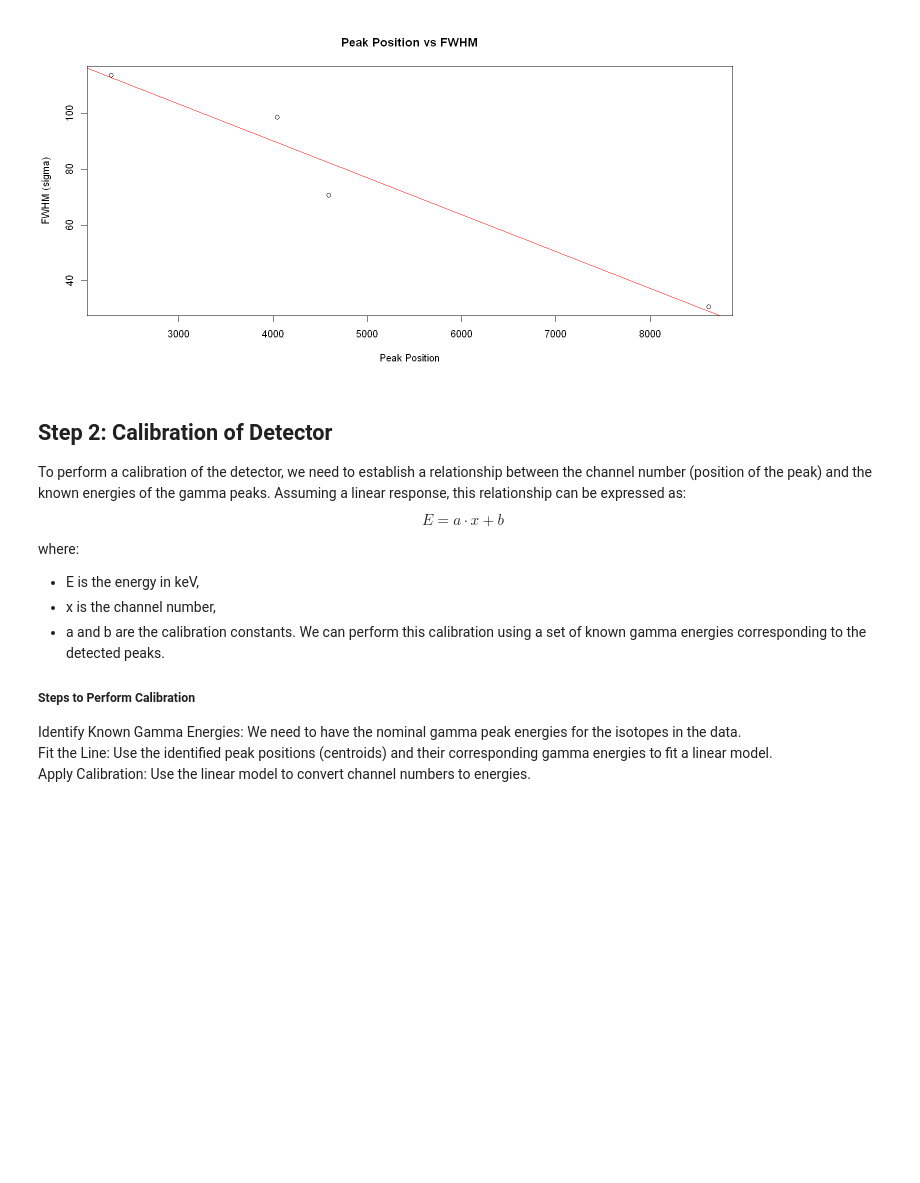
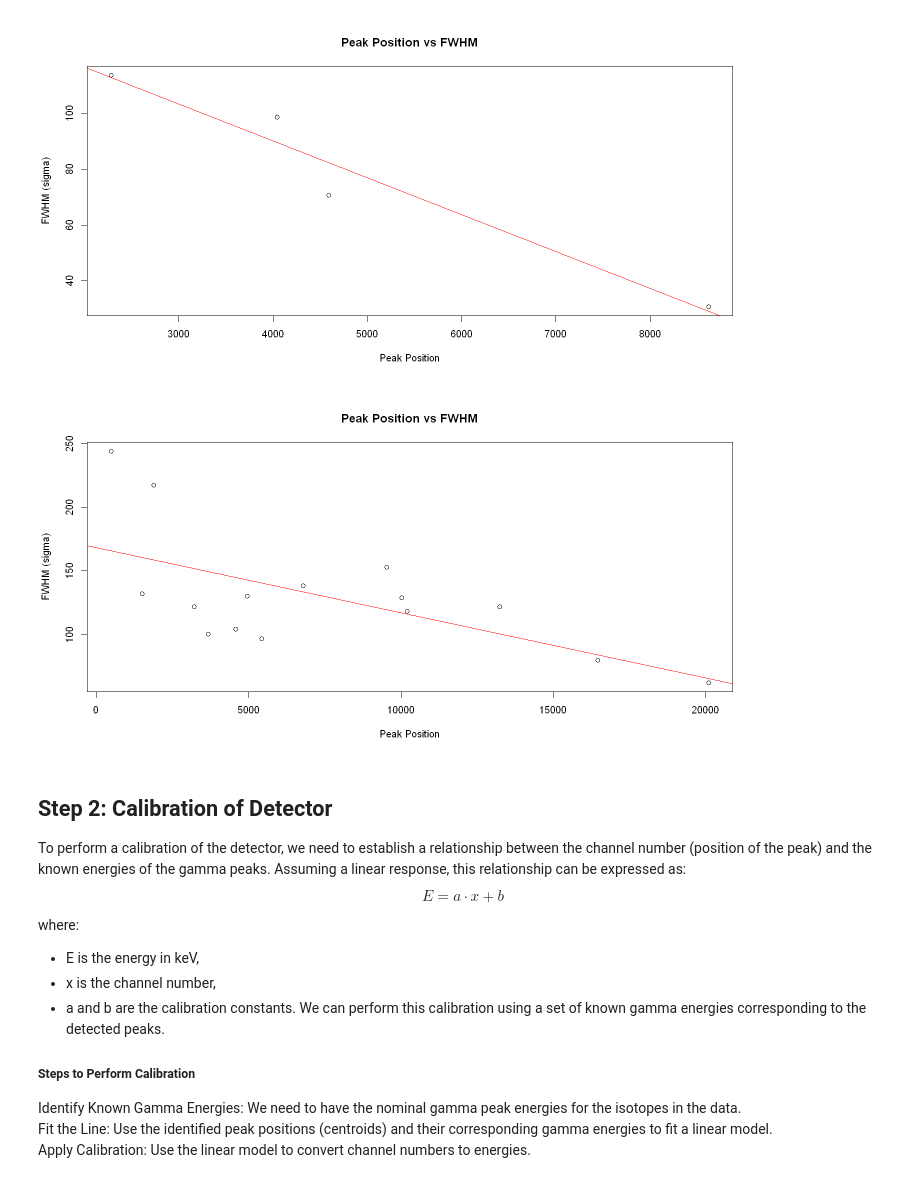
Before and after one commit to EugeniaBoccanera/R_project, a Jupyter notebook: Group_22.ipynb, the cells around one changed output. Saved outputs shown, nothing was run; the diff lists cells and outputs as text; code cells hidden in the pictures; blank space fills up the shorter version.

```diff
--- a/Group_22.ipynb
+++ b/Group_22.ipynb
@@ -400,6 +400,23 @@ plot(peak_positions, fwhm_values,
 abline(lm(fwhm_values ~ peak_positions), col = "red")
 # %% [output]
 [figure]
+# %%
+# Example data (assuming these are your peak positions and corresponding FWHM values)
+peak_positions <- c(485, 1504, 1890, 3218, 3674, 4581, 4948, 5420, 6793, 9525, 10025, 10202, 13240, 16452, 20099)
+fwhm_values <- c(243.93417, 132.03734, 217.54721, 121.84996, 100.36421,
+                  104.35655, 130.33953, 96.80037, 138.30798, 153.03026,
+                  128.99338, 118.26166, 121.83213, 80.02592, 62.33207)
+
+# Plotting peak positions against FWHM values
+plot(peak_positions, fwhm_values,
+     xlab = "Peak Position",
+     ylab = "FWHM (sigma)",
+     main = "Peak Position vs FWHM")
+
+# Adding a linear regression line
+abline(lm(fwhm_values ~ peak_positions), col = "red")
+# %% [output]
+[figure, added]
 # %% [markdown]
 ## Step 2: Calibration of Detector
 To perform a calibration of the detector, we need to establish a relationship between the channel number (position of the peak) and the known energies of the gamma peaks. Assuming a linear response, this relationship can be expressed as:
```
Also changed, not shown: parts of 5 cells of this notebook.
